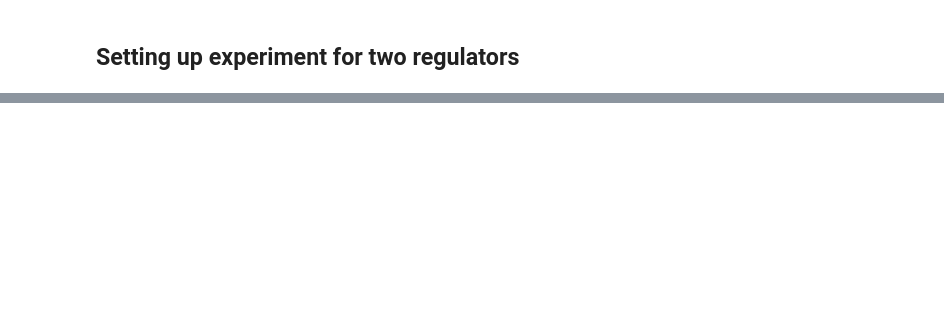
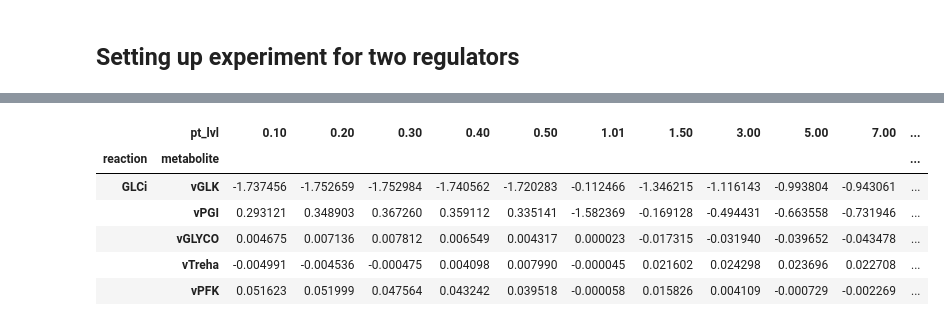
Before and after one commit to janisshin/classical-linlog, a Jupyter notebook: notebooks/yeast-with-reg.ipynb, the cells around one changed output, grey strips where cells are left out. Saved outputs shown, nothing was run; the diff lists cells and outputs as text; code cells hidden in the pictures; blank space fills up the shorter version.

```diff
--- a/notebooks/yeast-with-reg.ipynb
+++ b/notebooks/yeast-with-reg.ipynb
@@ -317,0 +343,11 @@ difference
+# %%
+Ex_differences = q.sub(r.getScaledElasticityMatrix().transpose().flatten(), axis=0)
+Ex_differences.head()
+# %% [output]
+|  | pt_lvl | 0.10 | 0.20 | 0.30 | 0.40 | 0.50 | 1.01 | 1.50 | 3.00 | 5.00 | 7.00 | ... |
+| reaction | metabolite |  |  |  |  |  |  |  |  |  |  | ... |
+| GLCi | vGLK | -1.737456 | -1.752659 | -1.752984 | -1.740562 | -1.720283 | -0.112466 | -1.346215 | -1.116143 | -0.993804 | -0.943061 | ... |
+|  | vPGI | 0.293121 | 0.348903 | 0.367260 | 0.359112 | 0.335141 | -1.582369 | -0.169128 | -0.494431 | -0.663558 | -0.731946 | ... |
+|  | vGLYCO | 0.004675 | 0.007136 | 0.007812 | 0.006549 | 0.004317 | 0.000023 | -0.017315 | -0.031940 | -0.039652 | -0.043478 | ... |
+|  | vTreha | -0.004991 | -0.004536 | -0.000475 | 0.004098 | 0.007990 | -0.000045 | 0.021602 | 0.024298 | 0.023696 | 0.022708 | ... |
+|  | vPFK | 0.051623 | 0.051999 | 0.047564 | 0.043242 | 0.039518 | -0.000058 | 0.015826 | 0.004109 | -0.000729 | -0.002269 | ... |
```
Also changed, not shown: parts of 12 cells of this notebook.
